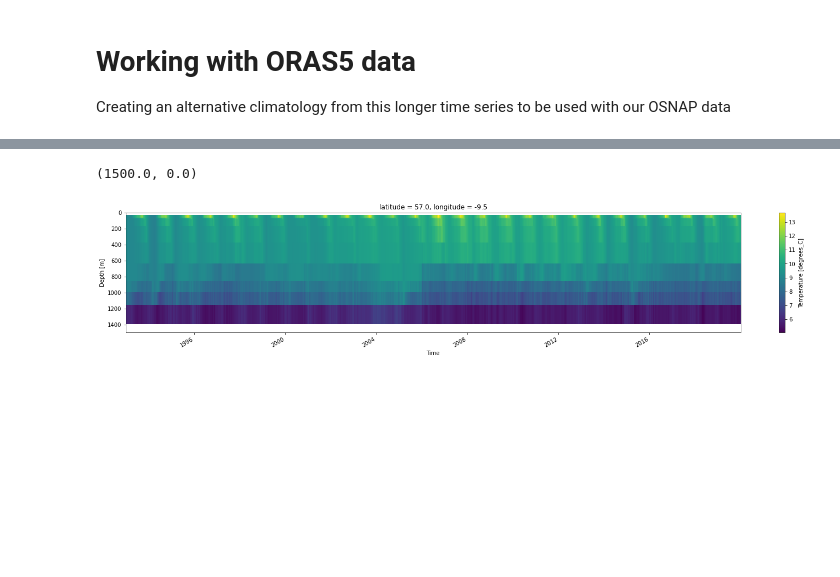
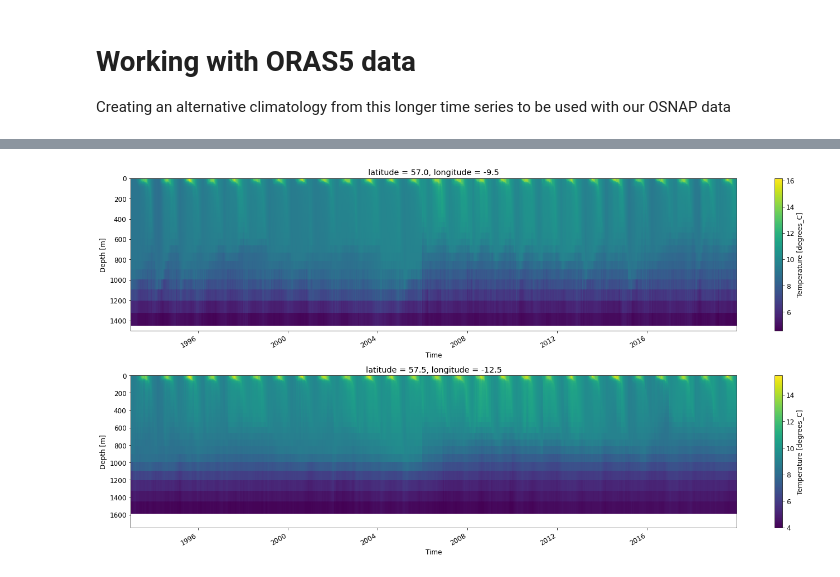
Before and after one commit to Marie-Louise-Korte/Rockall_Trough_MHW, a Jupyter notebook: X_ORAS5_alt_clim.ipynb, the cells around one changed output, grey strips where cells are left out. Drawn from its saved outputs; the diff is of its cells as text; code cells hidden in the pictures; blank space fills up the shorter version.

```diff
--- a/X_ORAS5_alt_clim.ipynb
+++ b/X_ORAS5_alt_clim.ipynb
@@ -91,17 +70,14 @@ Attributes:
     unit_long:      Degrees Celsius
     cell_methods:   area: mean
     _ChunkSizes:    [  1  15 137 288]
-# %%
-## it does not have data at 100m...
-
-#EB.sel(DEPTH = 0, method = 'nearest').plot(label= 'bla')
-#plt.legend()
-
-fig, ax = plt.subplots(figsize = (25,4))
-oras5_EB.plot(x='TIME', y='DEPTH')
-plt.ylim(1500,0)
-# %% [output]
-(1500.0, 0.0)
-[figure, removed]
+# %%
+fig, ax = plt.subplots(2,1, figsize = (20, 10))
+oras5_EB.plot(x='TIME', y='DEPTH', yincrease = False, ax = ax[0])
+ax[0].set_ylim(1500,0)
+oras5_WB.plot(x='TIME', y='DEPTH', yincrease = False,ax = ax[1])
+ax[1].set_ylim(1750,0)
+fig.tight_layout();
+# %% [output]
+[figure, added]
 # %%
 fig, ax = plt.subplots(2,1, figsize = (20,17))
```
Also changed, not shown: parts of 33 cells of this notebook.
